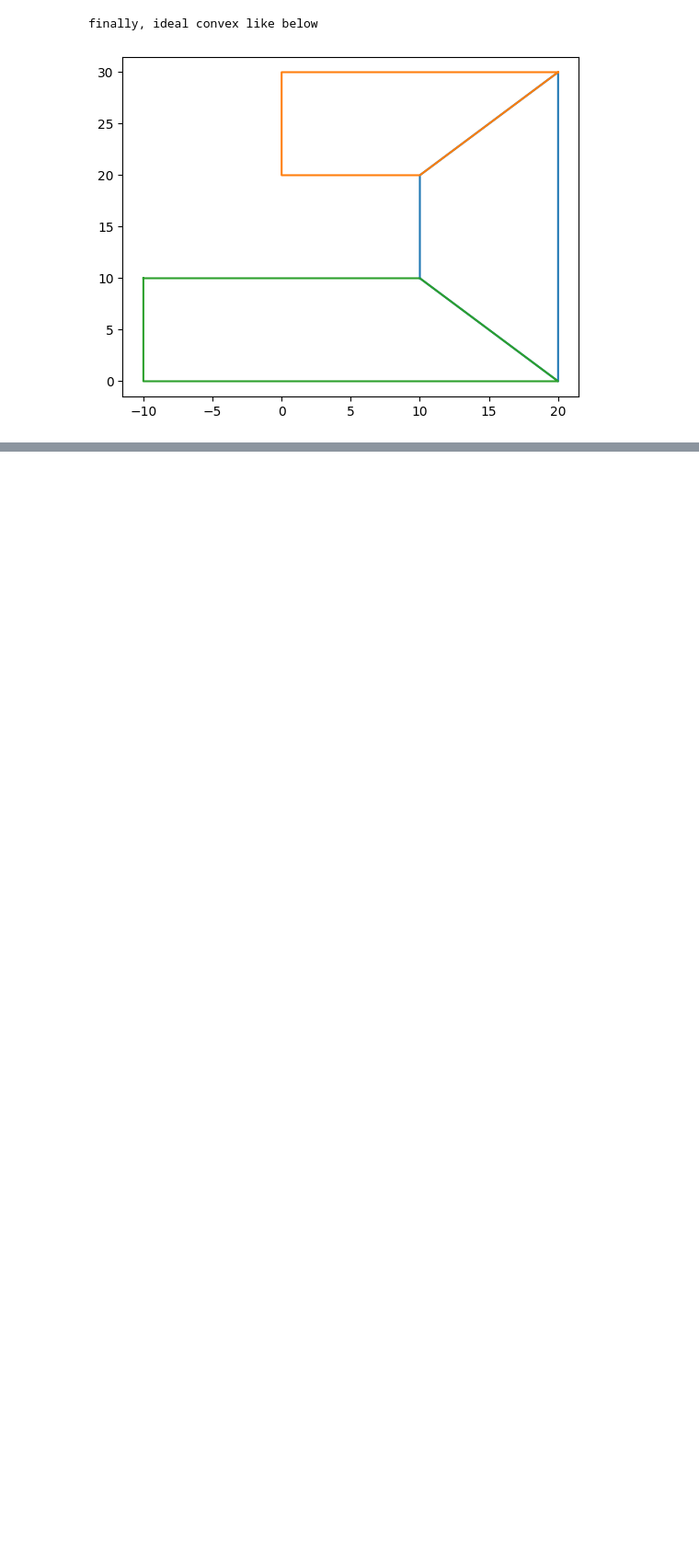
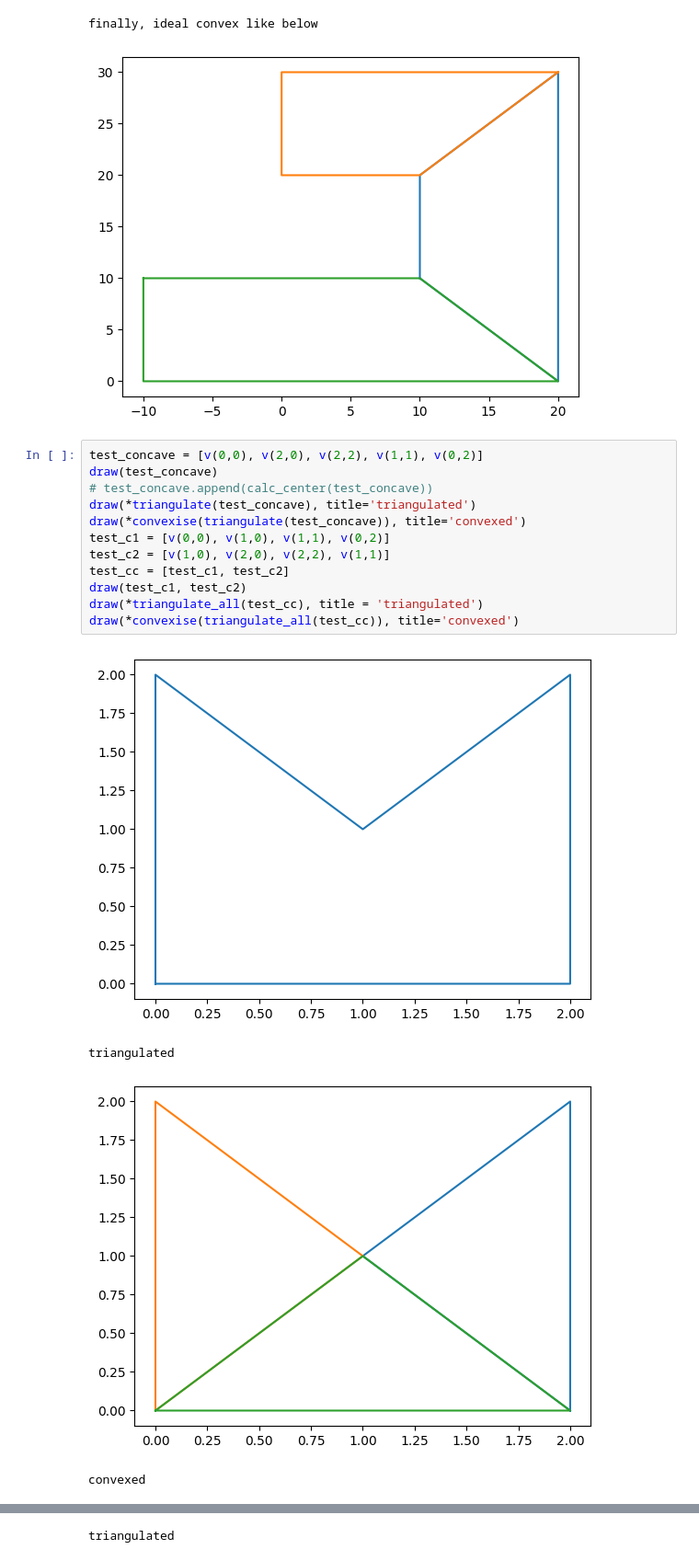
Before and after one commit to joonhyuk/python-game-engine, a Jupyter notebook: lib/foundation/libtest.ipynb, the cells around one changed output, grey strips where cells are left out. Shown at 92% size. Saved outputs shown, nothing was run; the diff lists cells and outputs as text; blank space fills up the shorter version.

```diff
--- a/lib/foundation/libtest.ipynb
+++ b/lib/foundation/libtest.ipynb
@@ -105,3 +107,20 @@ triangulated ideally
 [figure]
 finally, ideal convex like below
 [figure]
+# %%
+test_concave = [v(0,0), v(2,0), v(2,2), v(1,1), v(0,2)]
+draw(test_concave)
+# test_concave.append(calc_center(test_concave))
+draw(*triangulate(test_concave), title='triangulated')
+draw(*convexise(triangulate(test_concave)), title='convexed')
+test_c1 = [v(0,0), v(1,0), v(1,1), v(0,2)]
+test_c2 = [v(1,0), v(2,0), v(2,2), v(1,1)]
+test_cc = [test_c1, test_c2]
+draw(test_c1, test_c2)
+draw(*triangulate_all(test_cc), title = 'triangulated')
+draw(*convexise(triangulate_all(test_cc)), title='convexed')
+# %% [output]
+[figure, added]
+triangulated
+[figure, added]
+convexed
@@ -107,0 +129 @@ finally, ideal convex like below
+triangulated
```
Also changed, not shown: parts of 7 cells of this notebook.
